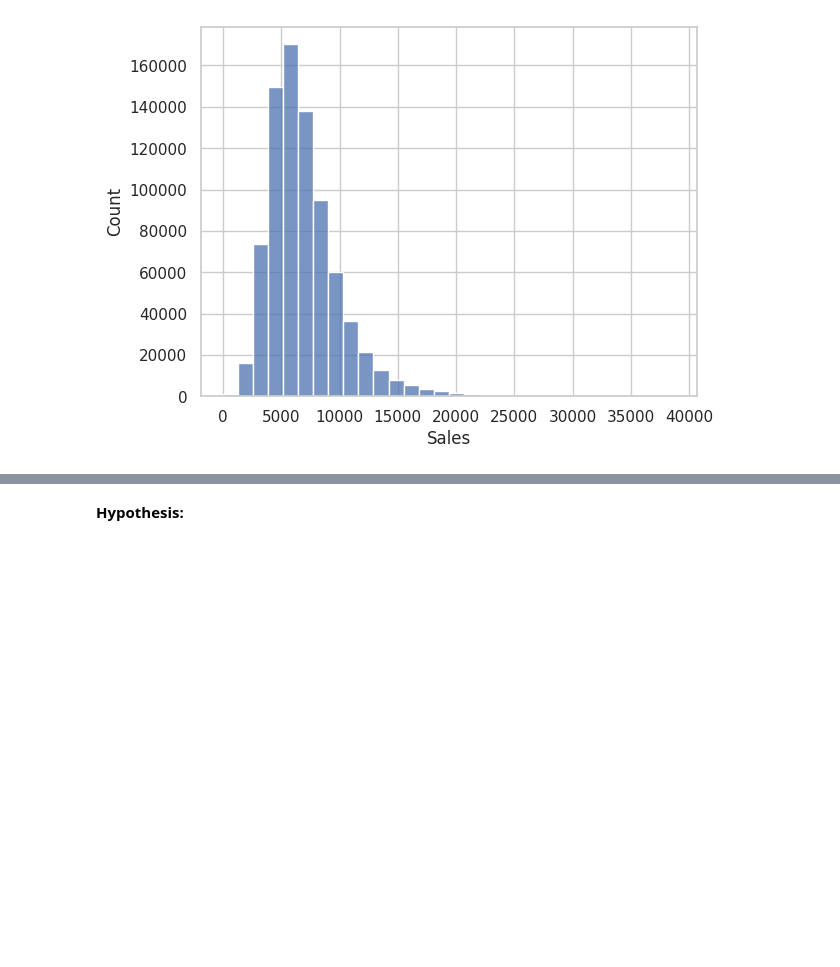
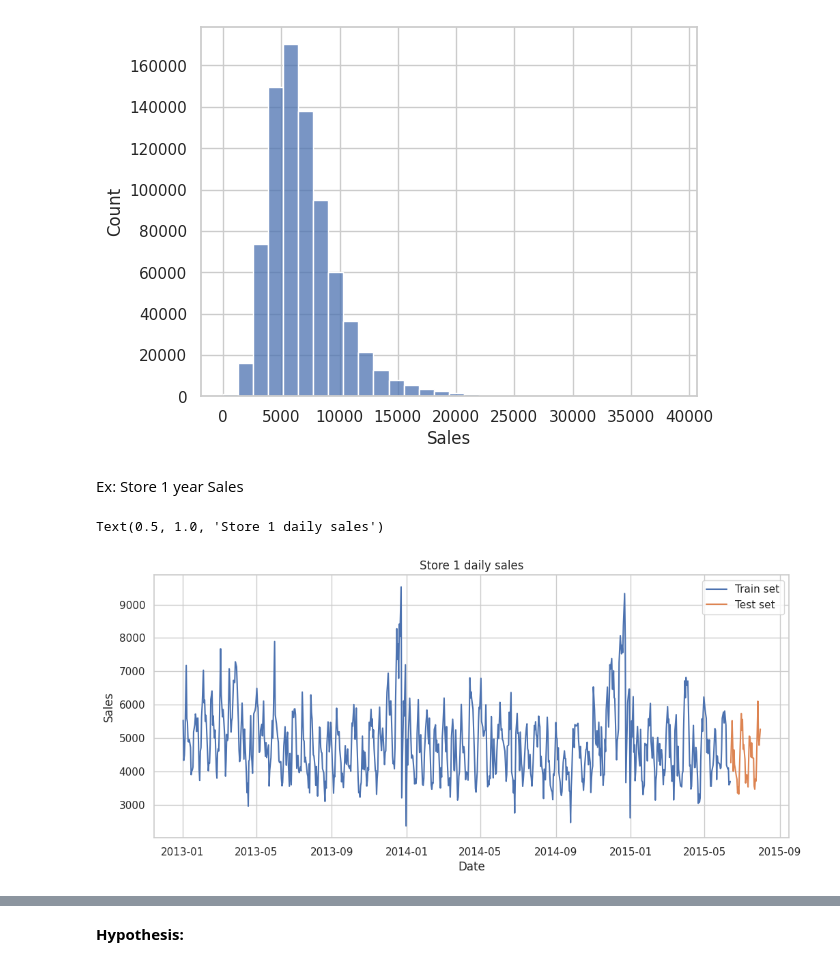
Before and after one commit to ezequielpf/rossmann_sales_prediction, a Jupyter notebook: notebooks/store_sales_predict_v1.ipynb, the cells around one changed output, grey strips where cells are left out. Saved outputs shown, nothing was run; the diff lists cells and outputs as text; code cells hidden in the pictures; blank space fills up the shorter version.

Commit message:
data preparation done

```diff
--- a/notebooks/store_sales_predict_v1.ipynb
+++ b/notebooks/store_sales_predict_v1.ipynb
@@ -500,3 +501,16 @@ sns.histplot(data=df_train, x="Sales", bins=30)
 # %% [output]
 <Axes: xlabel='Sales', ylabel='Count'>
 [figure]
+# %% [markdown]
+Ex: Store 1 year Sales
+# %%
+store_n = 1
+df_train_store = df_train[df_train["Store"] == store_n][["Date", "Sales"]]
+df_test_store = df_test[df_test["Store"] == store_n][["Date", "Sales"]]
+fig, ax = plt.subplots(figsize=(12,5))
+sns.lineplot(data=df_train_store, x="Date", y="Sales", label="Train set")
+sns.lineplot(data=df_test_store, x="Date", y="Sales", label="Test set")
+plt.title(f"Store {store_n} daily sales")
+# %% [output]
+Text(0.5, 1.0, 'Store 1 daily sales')
+[figure, added]
```
Also changed, not shown: parts of 37 cells of this notebook.
